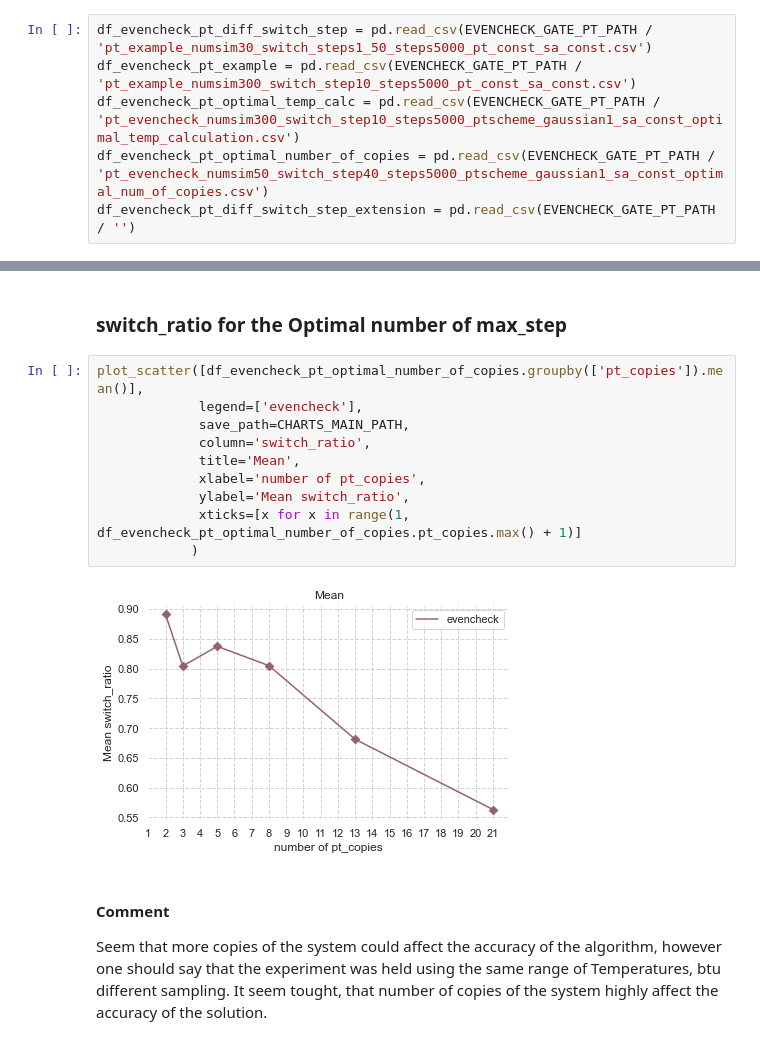
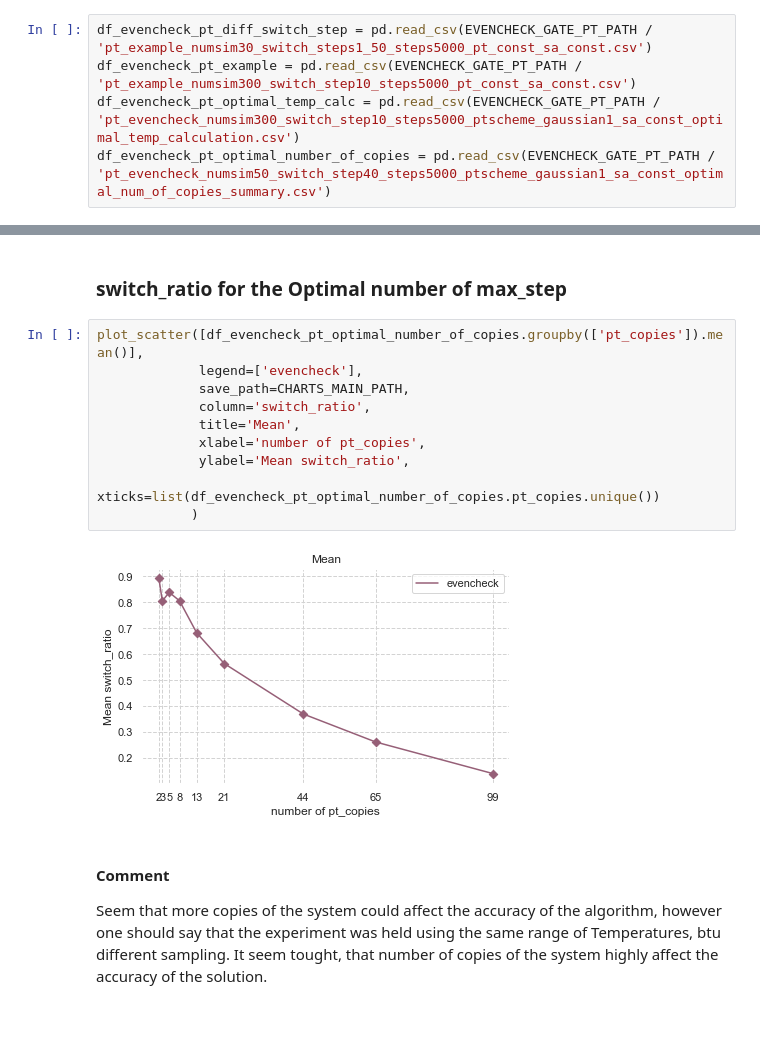
Before and after one commit to mateuszKacz/CGP_mgr, a Jupyter notebook: notebooks/Opracowanie danych PT.ipynb, the cells around one changed output, grey strips where cells are left out. Saved outputs shown, nothing was run; the diff lists cells and outputs as text.

Commit message:
Updated PT notebook: optimal number of copies charts

```diff
--- a/notebooks/Opracowanie danych PT.ipynb
+++ b/notebooks/Opracowanie danych PT.ipynb
@@ -50,8 +50,7 @@ def calc_cr_series(df: pd.DataFrame, groupby: str) -> pd.DataFrame:
 df_evencheck_pt_diff_switch_step = pd.read_csv(EVENCHECK_GATE_PT_PATH / 'pt_example_numsim30_switch_steps1_50_steps5000_pt_const_sa_const.csv')
 df_evencheck_pt_example = pd.read_csv(EVENCHECK_GATE_PT_PATH / 'pt_example_numsim300_switch_step10_steps5000_pt_const_sa_const.csv')
 df_evencheck_pt_optimal_temp_calc = pd.read_csv(EVENCHECK_GATE_PT_PATH / 'pt_evencheck_numsim300_switch_step10_steps5000_ptscheme_gaussian1_sa_const_optimal_temp_calculation.csv')
-df_evencheck_pt_optimal_number_of_copies = pd.read_csv(EVENCHECK_GATE_PT_PATH / 'pt_evencheck_numsim50_switch_step40_steps5000_ptscheme_gaussian1_sa_const_optimal_num_of_copies.csv')
-df_evencheck_pt_diff_switch_step_extension = pd.read_csv(EVENCHECK_GATE_PT_PATH / '')
+df_evencheck_pt_optimal_number_of_copies = pd.read_csv(EVENCHECK_GATE_PT_PATH / 'pt_evencheck_numsim50_switch_step40_steps5000_ptscheme_gaussian1_sa_const_optimal_num_of_copies_summary.csv')
 # %% [markdown]
 # Analysis
 # %% [markdown]
@@ -425,15 +424,15 @@ double_axis_plot(calc_mns_series(df_evencheck_pt_optimal_number_of_copies, group
 # %%
 plot_scatter([df_evencheck_pt_optimal_number_of_copies.groupby(['pt_copies']).mean()],
              legend=['evencheck'],
              save_path=CHARTS_MAIN_PATH,
              column='switch_ratio',
              title='Mean',
              xlabel='number of pt_copies',
              ylabel='Mean switch_ratio',
-             xticks=[x for x in range(1, df_evencheck_pt_optimal_number_of_copies.pt_copies.max() + 1)]
+             xticks=list(df_evencheck_pt_optimal_number_of_copies.pt_copies.unique())
             )
 # %% [output]
-[figure, old version]
+[figure, new version]
 # %% [markdown]
 #### Comment
 
```
Also changed, not shown: parts of 1 cell of this notebook, 3 other files.
